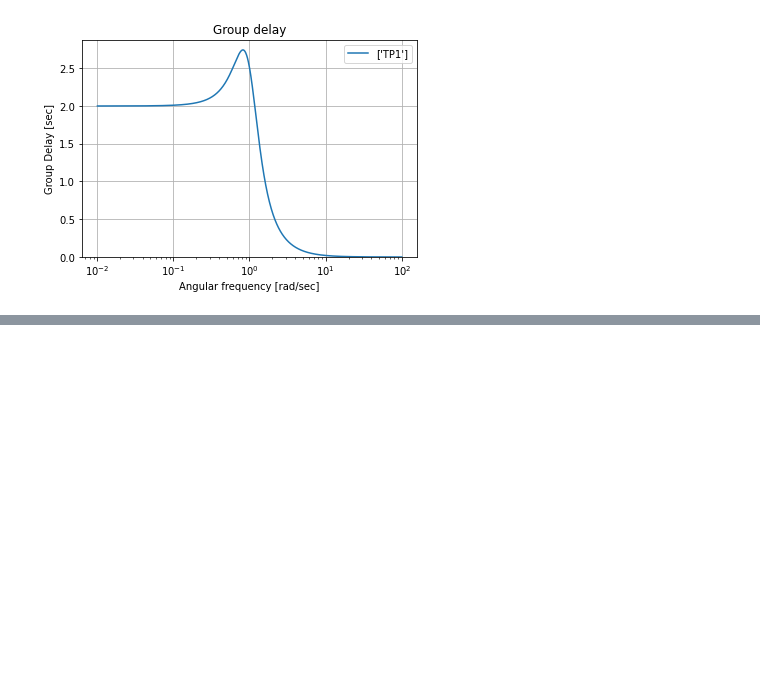
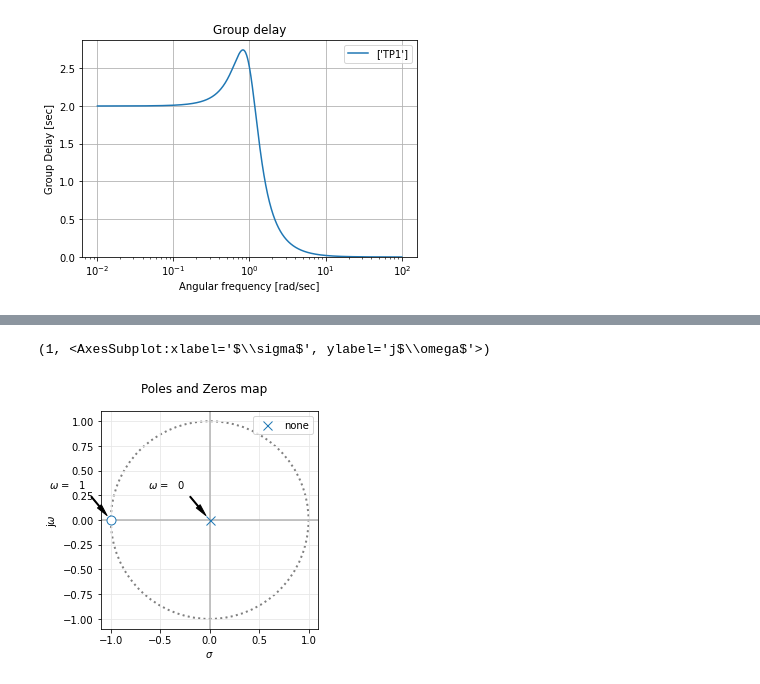
Before and after one commit to brunoricciotti/TC2, a Jupyter notebook: TP Semanales/TS8/TS8.ipynb, the cells around one changed output, grey strips where cells are left out. Cells and saved outputs as stored; diff of their text form; code cells hidden in the pictures; blank space fills up the shorter version.

```diff
--- a/TP Semanales/TS8/TS8.ipynb
+++ b/TP Semanales/TS8/TS8.ipynb
@@ -207,0 +146,10 @@ Si ahora se quiere una fase lineal hasta f=10KHz tenemos que recurrir a un filtr
+# %%
+from splane import pzmap, GroupDelay, bodePlot
+from scipy.signal import TransferFunction
+import matplotlib.pyplot as plt
+
+my_tf = TransferFunction( [1,1], [1,0] )
+pzmap(my_tf, 2) #S plane pole/zero plot
+# %% [output]
+(1, <AxesSubplot:xlabel='$\\sigma$', ylabel='j$\\omega$'>)
+[figure, added]
```
Also changed, not shown: parts of 22 cells of this notebook, 7 other files.
